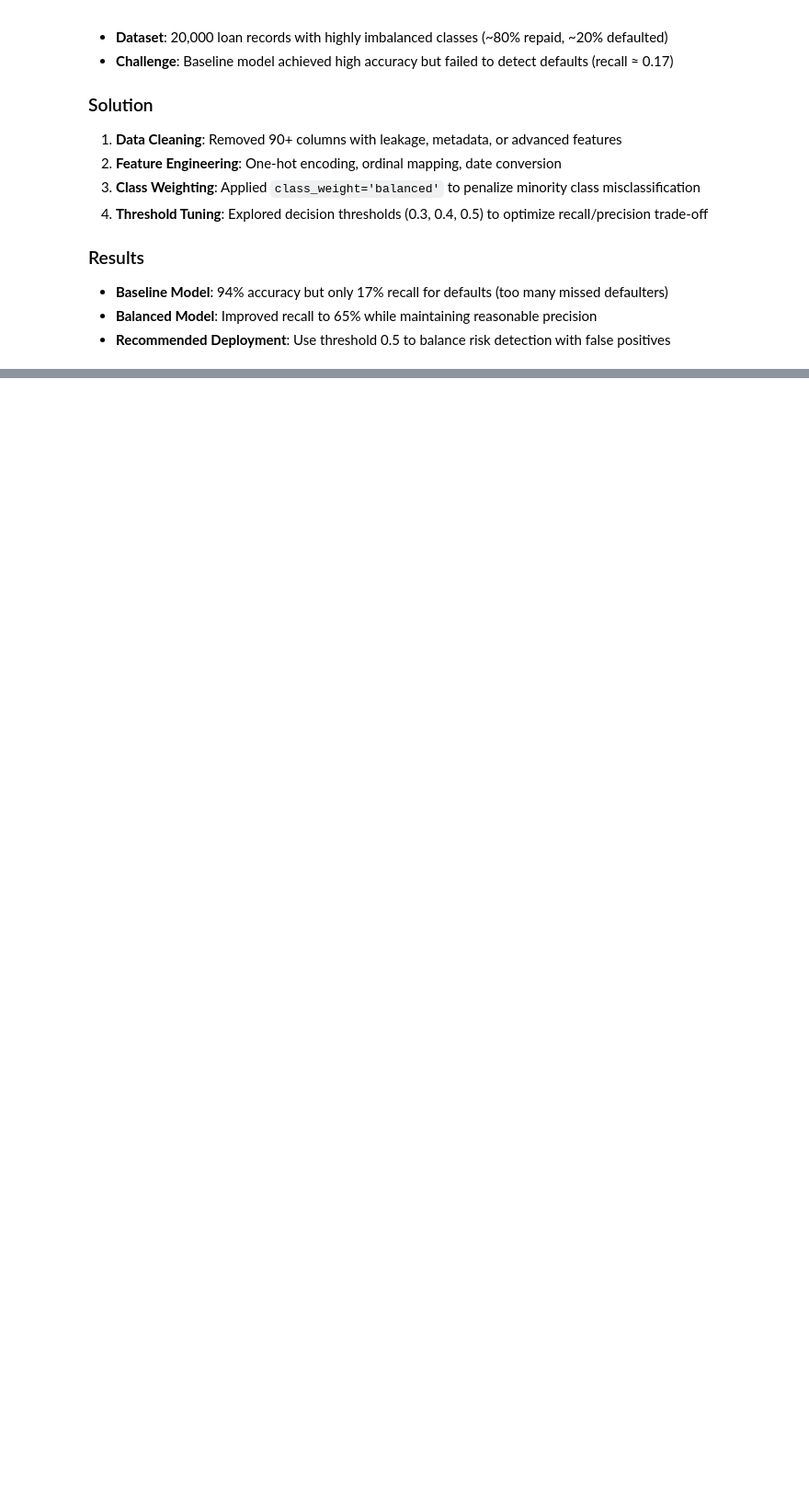
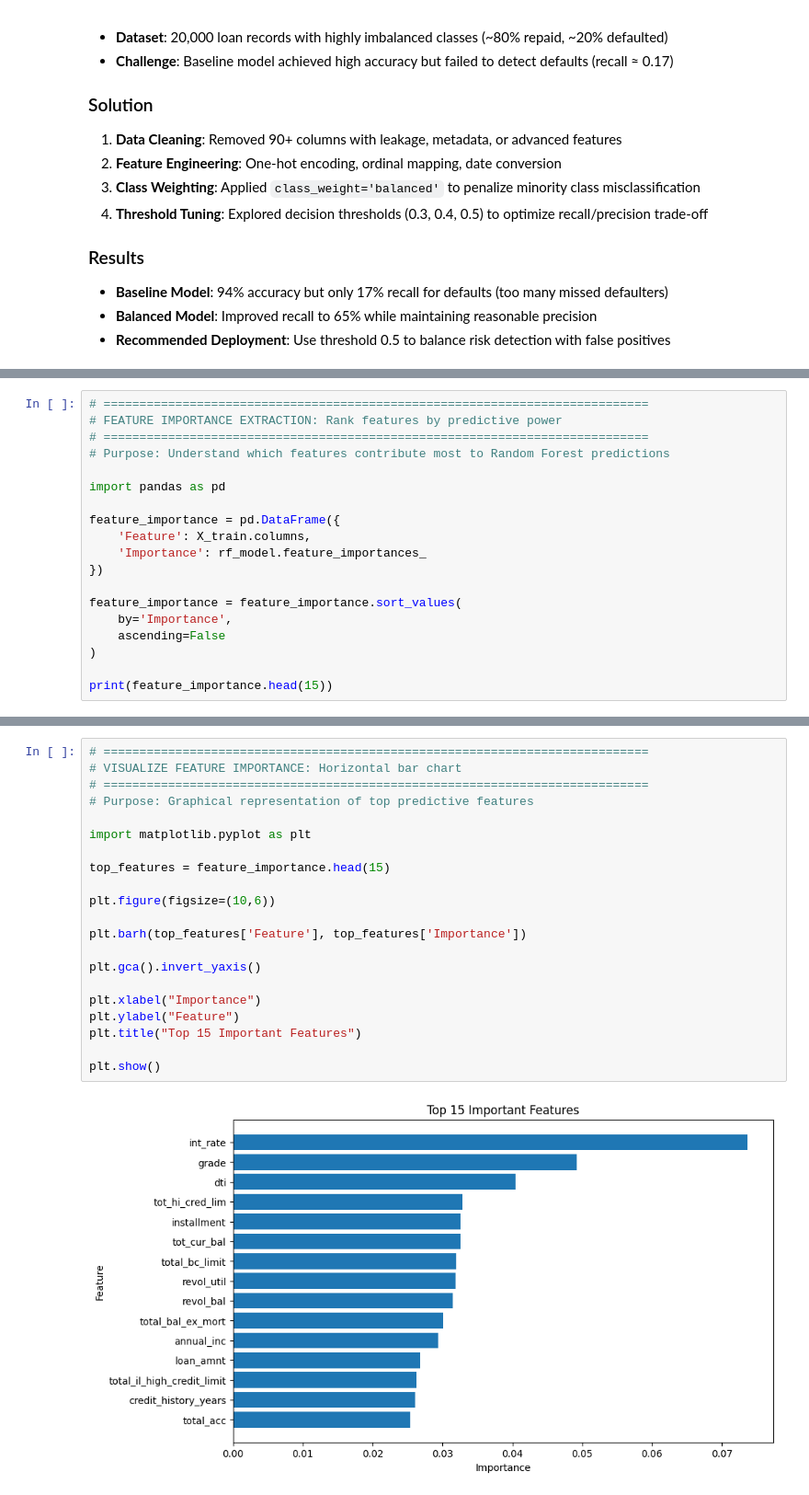
Before and after one commit to youmna6322/loan-approval-prediction-system, a Jupyter notebook: EDA.ipynb, the cells around one changed output, grey strips where cells are left out. Shown at 92% size. Saved outputs shown, nothing was run; the diff lists cells and outputs as text; blank space fills up the shorter version.

Commit message:
Enhanced loan default prediction pipeline with Random Forest, SMOTE, threshold optimization, and feature importance analysis

```diff
--- a/EDA.ipynb
+++ b/EDA.ipynb
@@ -584,0 +757,19 @@ weighted avg       0.80      0.44      0.46      3545
+# %%
+# ============================================================================
+# FEATURE IMPORTANCE EXTRACTION: Rank features by predictive power
+# ============================================================================
+# Purpose: Understand which features contribute most to Random Forest predictions
+
+import pandas as pd
+
+feature_importance = pd.DataFrame({
+    'Feature': X_train.columns,
+    'Importance': rf_model.feature_importances_
+})
+
+feature_importance = feature_importance.sort_values(
+    by='Importance',
+    ascending=False
+)
+
+print(feature_importance.head(15))
@@ -584,0 +793,23 @@ weighted avg       0.80      0.44      0.46      3545
+# %%
+# ============================================================================
+# VISUALIZE FEATURE IMPORTANCE: Horizontal bar chart
+# ============================================================================
+# Purpose: Graphical representation of top predictive features
+
+import matplotlib.pyplot as plt
+
+top_features = feature_importance.head(15)
+
+plt.figure(figsize=(10,6))
+
+plt.barh(top_features['Feature'], top_features['Importance'])
+
+plt.gca().invert_yaxis()
+
+plt.xlabel("Importance")
+plt.ylabel("Feature")
+plt.title("Top 15 Important Features")
+
+plt.show()
+# %% [output]
+[figure, added]
```
Also changed, not shown: parts of 28 cells of this notebook.
